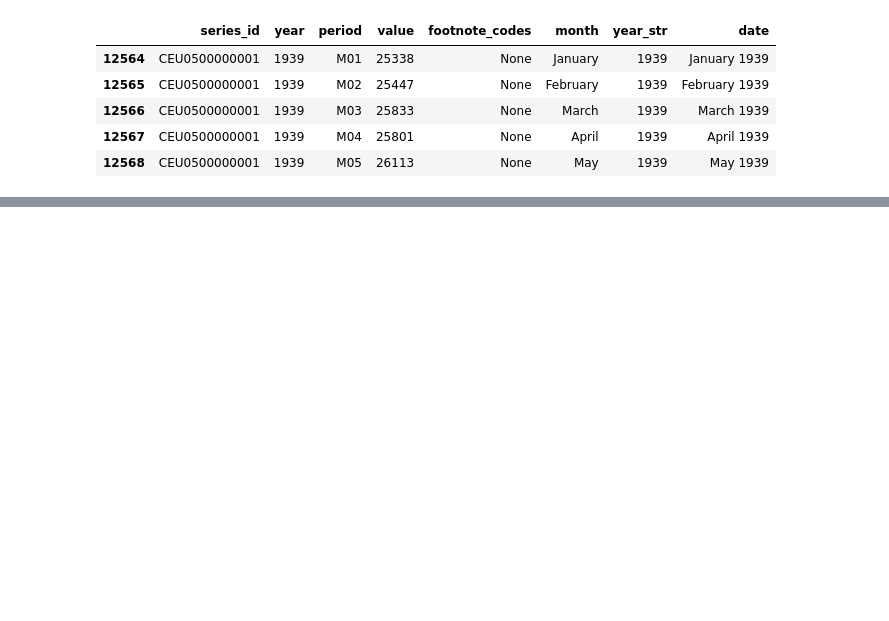
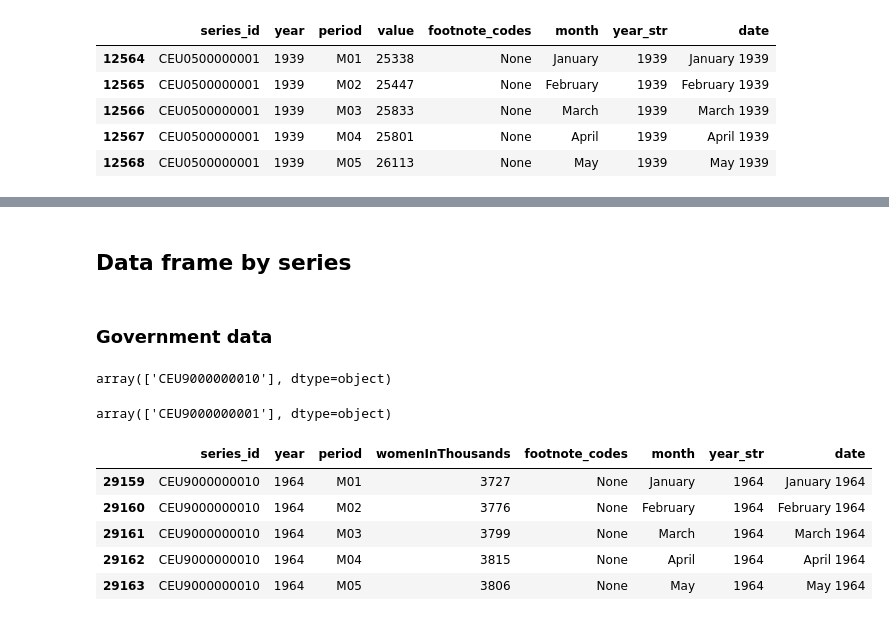
Before and after one commit to rpoandres/NG_DA_Challenge, a Jupyter notebook: Main.ipynb, the cells around one changed output, grey strips where cells are left out. Cells and saved outputs as stored; diff of their text form; code cells hidden in the pictures; blank space fills up the shorter version.

```diff
--- a/Main.ipynb
+++ b/Main.ipynb
@@ -324,3 +310,33 @@ df_pro_sup.head()
 | 12566 | CEU0500000001 | 1939 | M03 | 25833 | None | March | 1939 | March 1939 |
 | 12567 | CEU0500000001 | 1939 | M04 | 25801 | None | April | 1939 | April 1939 |
 | 12568 | CEU0500000001 | 1939 | M05 | 26113 | None | May | 1939 | May 1939 |
+# %% [markdown]
+## Data frame by series
+# %% [markdown]
+### Government data
+# %%
+# CEU9000000010: Women employees, thousands, government, not seasonally adjusted
+df_gov_w = df_gov[(df_gov.series_id == "CEU9000000010")]
+# CEU9000000001: All employees, thousands, government, not seasonally adjusted
+df_gov_t = df_gov[(df_gov.series_id == "CEU9000000001")]
+# %%
+df_gov_w['series_id'].unique()
+# %% [output]
+array(['CEU9000000010'], dtype=object)
+# %%
+df_gov_t['series_id'].unique()
+# %% [output]
+array(['CEU9000000001'], dtype=object)
+# %%
+# Column names
+df_gov_w = df_gov_w.rename(columns={'value': 'womenInThousands'})
+df_gov_t = df_gov_t.rename(columns={'value': 'totalInThousands'})
+# %%
+df_gov_w.head()
+# %% [output]
+|  | series_id | year | period | womenInThousands | footnote_codes | month | year_str | date |
+| 29159 | CEU9000000010 | 1964 | M01 | 3727 | None | January | 1964 | January 1964 |
+| 29160 | CEU9000000010 | 1964 | M02 | 3776 | None | February | 1964 | February 1964 |
+| 29161 | CEU9000000010 | 1964 | M03 | 3799 | None | March | 1964 | March 1964 |
+| 29162 | CEU9000000010 | 1964 | M04 | 3815 | None | April | 1964 | April 1964 |
+| 29163 | CEU9000000010 | 1964 | M05 | 3806 | None | May | 1964 | May 1964 |
```
Also changed, not shown: parts of 12 cells of this notebook.
